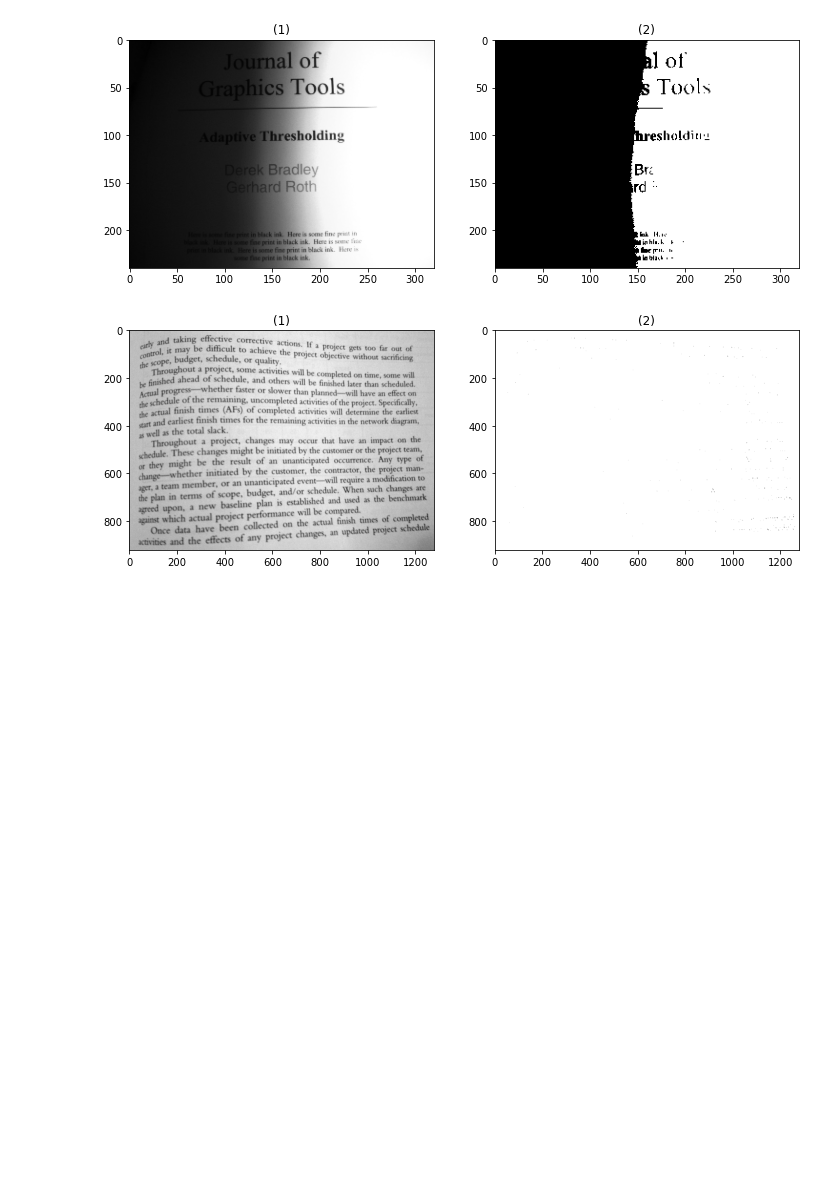
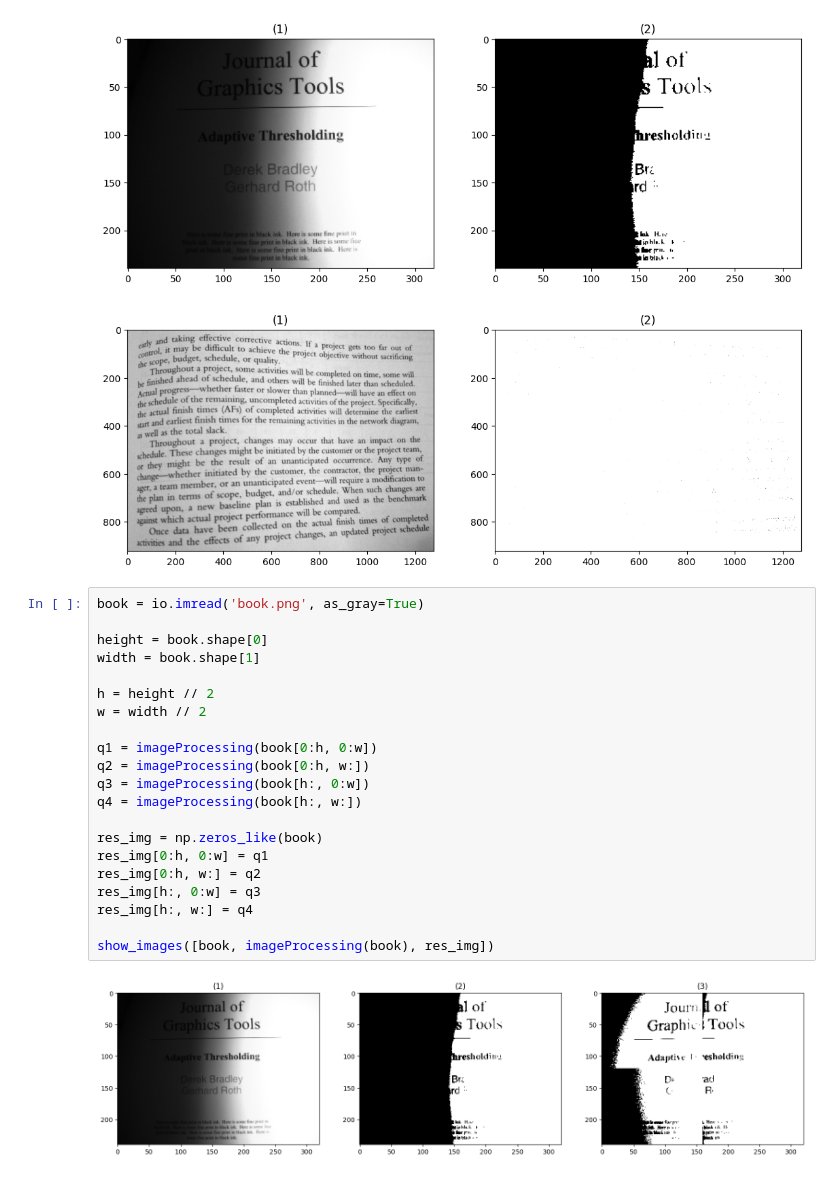
Before and after one commit to khaHesham/Image-Processing, a Jupyter notebook: Lab8/Lab_Seg2_STD.ipynb, the cells around one changed output. Cells and saved outputs as stored; diff of their text form; blank space fills up the shorter version.

```diff
--- a/Lab8/Lab_Seg2_STD.ipynb
+++ b/Lab8/Lab_Seg2_STD.ipynb
@@ -77,3 +74,26 @@ for img in range(len(imgs)):
 [figure]
 [figure]
 [figure]
+# %%
+book = io.imread('book.png', as_gray=True)
+
+height = book.shape[0]
+width = book.shape[1]
+
+h = height // 2
+w = width // 2
+
+q1 = imageProcessing(book[0:h, 0:w])
+q2 = imageProcessing(book[0:h, w:])
+q3 = imageProcessing(book[h:, 0:w])
+q4 = imageProcessing(book[h:, w:])
+
+res_img = np.zeros_like(book)
+res_img[0:h, 0:w] = q1
+res_img[0:h, w:] = q2
+res_img[h:, 0:w] = q3
+res_img[h:, w:] = q4
+
+show_images([book, imageProcessing(book), res_img])
+# %% [output]
+[figure, added]
```
Also changed, not shown: parts of 1 cell of this notebook, 1 other file.
